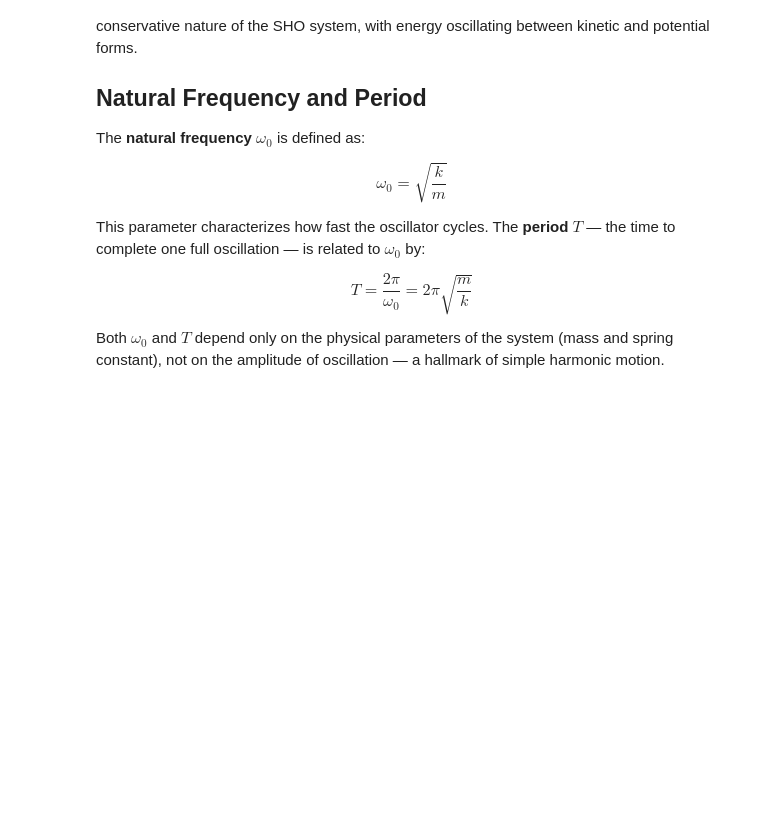
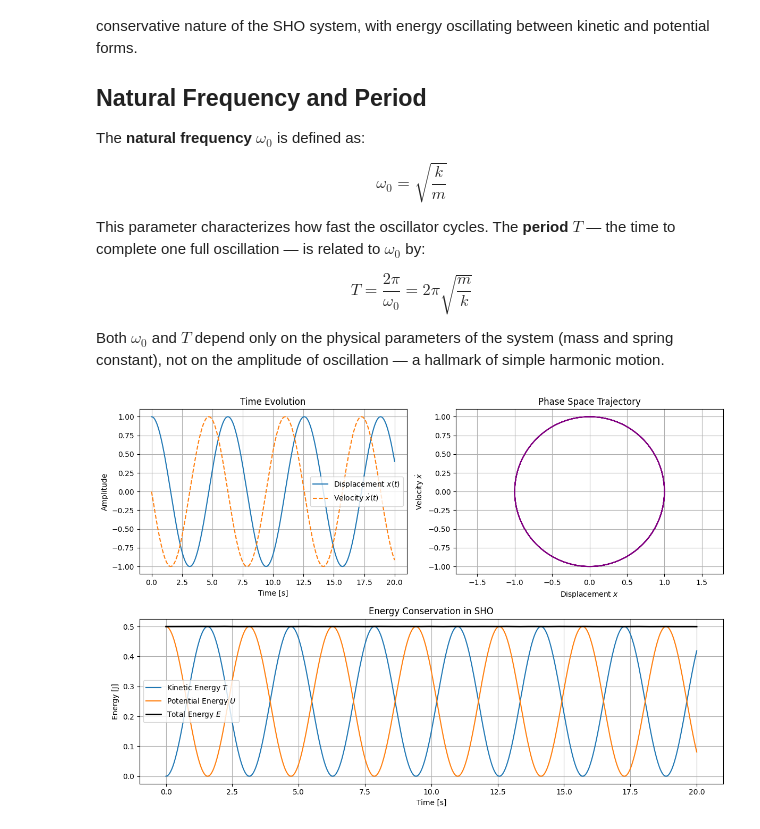
Before and after one commit to dvoils/neural-network-experiments, a Jupyter notebook: sho.ipynb, the cells around one changed output. Drawn from its saved outputs; the diff is of its cells as text; code cells hidden in the pictures; blank space fills up the shorter version.

```diff
--- a/sho.ipynb
+++ b/sho.ipynb
@@ -114,3 +114,78 @@ T = \frac{2\pi}{\omega_0} = 2\pi \sqrt{\frac{m}{k}}
 $$
 
 Both $\omega_0$ and $T$ depend only on the physical parameters of the system (mass and spring constant), not on the amplitude of oscillation — a hallmark of simple harmonic motion.
+# %%
+import numpy as np
+import matplotlib.pyplot as plt
+from scipy.integrate import solve_ivp
+
+# Parameters
+m = 1.0        # mass (kg)
+k = 1.0        # spring constant (N/m)
+omega0 = np.sqrt(k / m)
+
+# Time span
+t_start, t_end = 0, 20
+t_eval = np.linspace(t_start, t_end, 1000)
+
+# Initial conditions: x0 (displacement), v0 (velocity)
+x0 = 1.0
+v0 = 0.0
+
+# Define the ODE system: dx/dt = v, dv/dt = -k/m * x
+def sho(t, y):
+    x, v = y
+    dxdt = v
+    dvdt = -k / m * x
+    return [dxdt, dvdt]
+
+# Solve the ODE
+sol = solve_ivp(sho, [t_start, t_end], [x0, v0], t_eval=t_eval)
+
+# Extract solutions
+t = sol.t
+x = sol.y[0]
+v = sol.y[1]
+
+# Energy computations
+T = 0.5 * m * v**2
+U = 0.5 * k * x**2
+E_total = T + U
+
+# Plotting
+plt.figure(figsize=(12, 8))
+
+# x(t) and v(t)
+plt.subplot(2, 2, 1)
+plt.plot(t, x, label='Displacement $x(t)$')
+plt.plot(t, v, label='Velocity $\dot{x}(t)$', linestyle='--')
+plt.title('Time Evolution')
+plt.xlabel('Time [s]')
+plt.ylabel('Amplitude')
+plt.legend()
+plt.grid(True)
+
+# Phase space: v vs x
+plt.subplot(2, 2, 2)
+plt.plot(x, v, color='purple')
+plt.title('Phase Space Trajectory')
+plt.xlabel('Displacement $x$')
+plt.ylabel('Velocity $\dot{x}$')
+plt.grid(True)
+plt.axis('equal')
+
+# Energy over time
+plt.subplot(2, 1, 2)
+plt.plot(t, T, label='Kinetic Energy $T$')
+plt.plot(t, U, label='Potential Energy $U$')
+plt.plot(t, E_total, label='Total Energy $E$', linewidth=2, color='black')
+plt.title('Energy Conservation in SHO')
+plt.xlabel('Time [s]')
+plt.ylabel('Energy [J]')
+plt.legend()
+plt.grid(True)
+
+plt.tight_layout()
+plt.show()
+# %% [output]
+[figure, added]
```
